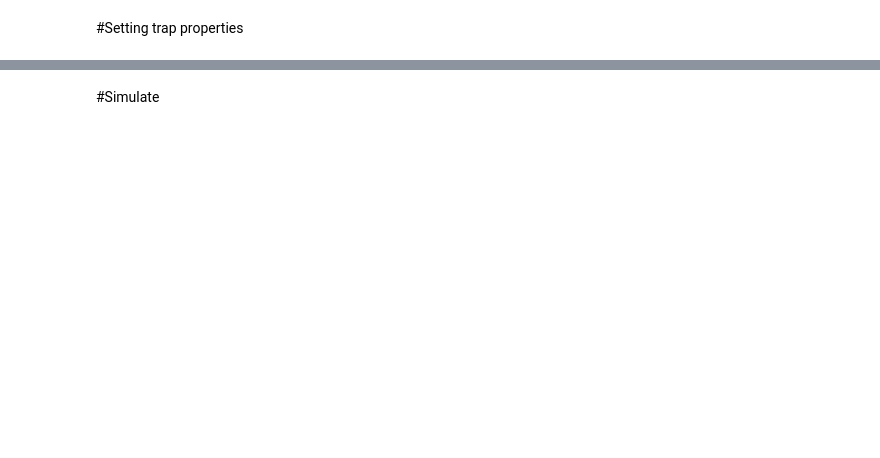
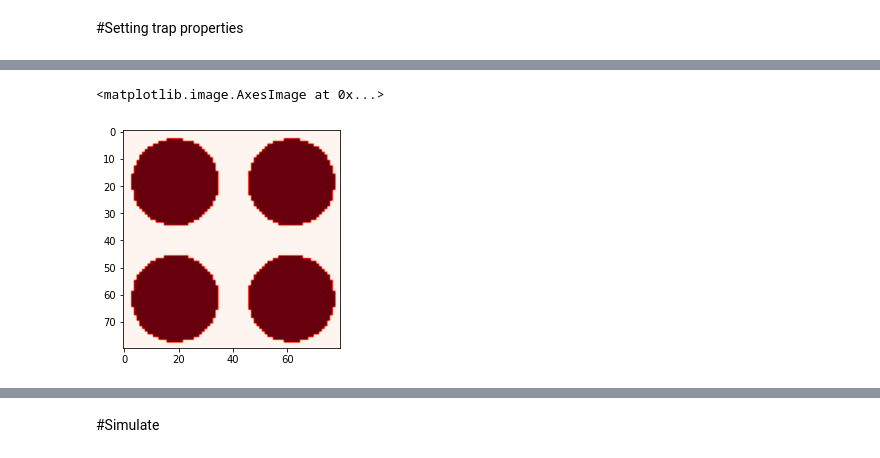
Before and after one commit to 481516/Trap_sim, a Jupyter notebook: Trap_simulation_structured.ipynb, the cells around one changed output, grey strips where cells are left out. Cells and saved outputs as stored; diff of their text form; code cells hidden in the pictures; blank space fills up the shorter version.

```diff
--- a/Trap_simulation_structured.ipynb
+++ b/Trap_simulation_structured.ipynb
@@ -930,0 +994,3 @@ Wall time: 113 ms
+# %%
+trap.config = config
+trap.geometry_description = geometry
@@ -931 +1016,10 @@ Wall time: 113 ms
+# %%
+d = (trap.config['r0']+trap.config['r_rod'])/np.sqrt(2)
+gg = trap.get_full_geometry(0)
+plt.imshow(gg.get_section('z',2e-3))
+# plt.imshow(gg.get_section('x',d))
+# plt.imshow(gg.get_section('x',0))
+# %% [output]
+<matplotlib.image.AxesImage at 0x...>
+[figure, added]
 # %%
```
Also changed, not shown: parts of 26 cells of this notebook.
